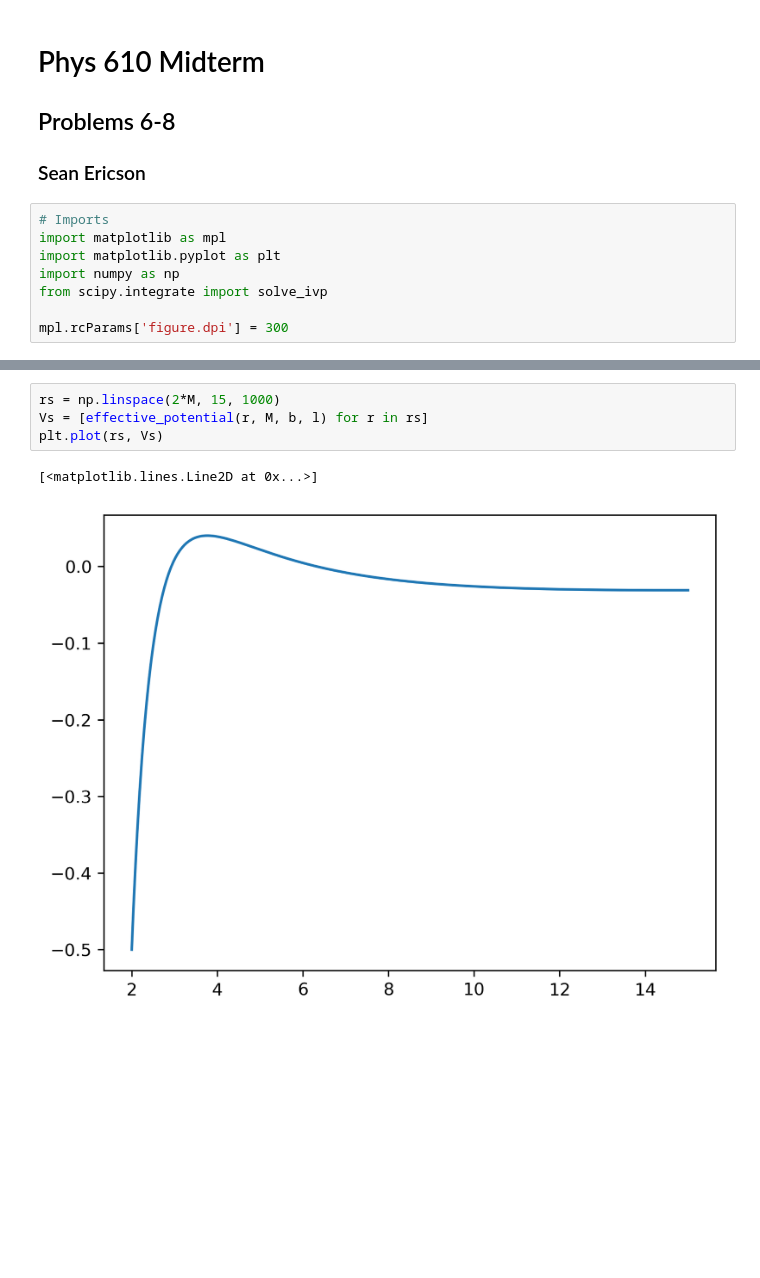
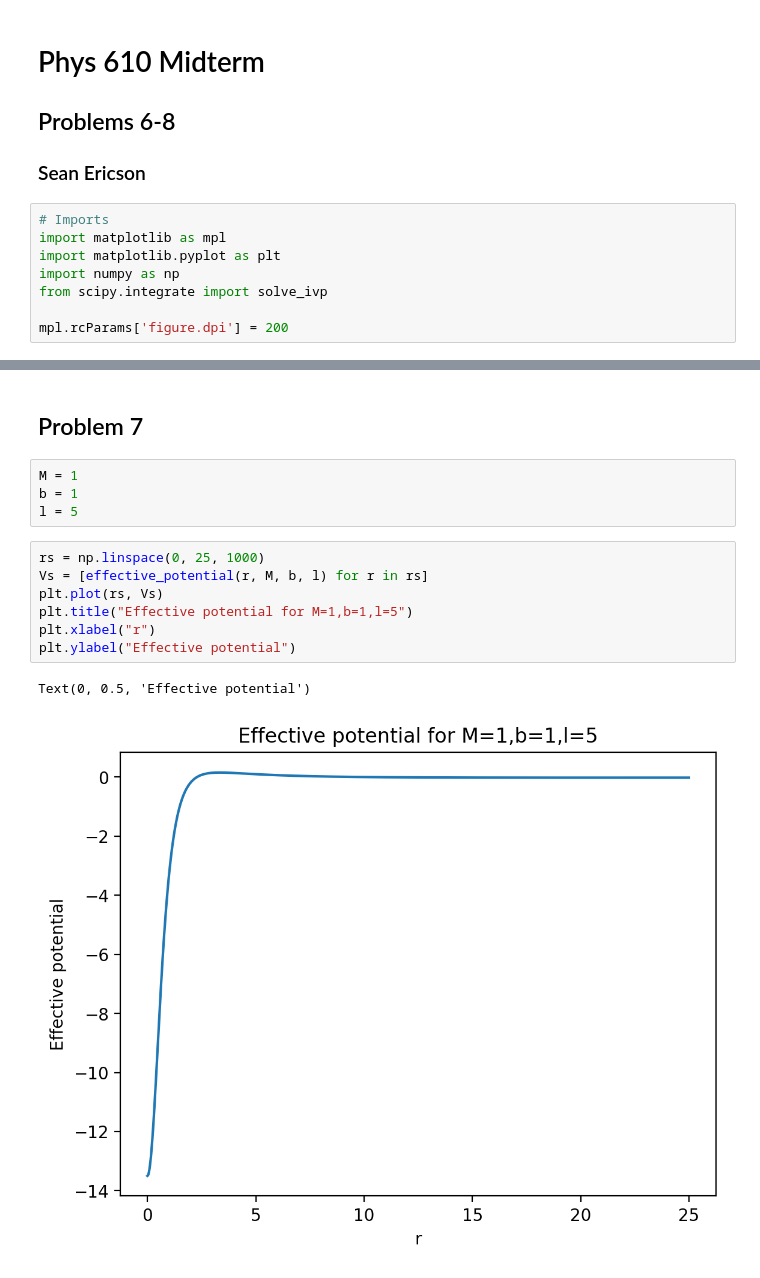
Before and after one commit to Sean-Ericson/Physics-Homework, a Jupyter notebook: GR/Midterm/Answers/code/integration.ipynb, the cells around one changed output, grey strips where cells are left out. Drawn from its saved outputs; the diff is of its cells as text; blank space fills up the shorter version.

```diff
--- a/GR/Midterm/Answers/code/integration.ipynb
+++ b/GR/Midterm/Answers/code/integration.ipynb
@@ -9,7 +9,7 @@ import matplotlib.pyplot as plt
 import numpy as np
 from scipy.integrate import solve_ivp
 
-mpl.rcParams['figure.dpi'] = 300
+mpl.rcParams['figure.dpi'] = 200
 # %%
 def effective_potential(r, M, b, l):
     tmp = r*r + b*b
@@ -31,7 +31,16 @@ t_max = 1
+# %% [markdown]
+## Problem 7
+# %%
+M = 1
+b = 1
+l = 5
 # %%
-rs = np.linspace(2*M, 15, 1000)
+rs = np.linspace(0, 25, 1000)
 Vs = [effective_potential(r, M, b, l) for r in rs]
 plt.plot(rs, Vs)
+plt.title("Effective potential for M=1,b=1,l=5")
+plt.xlabel("r")
+plt.ylabel("Effective potential")
 # %% [output]
-[<matplotlib.lines.Line2D at 0x...>]
+Text(0, 0.5, 'Effective potential')
-[figure, old version]
+[figure, new version]
```
Also changed, not shown: parts of 13 cells of this notebook, 11 other files.
